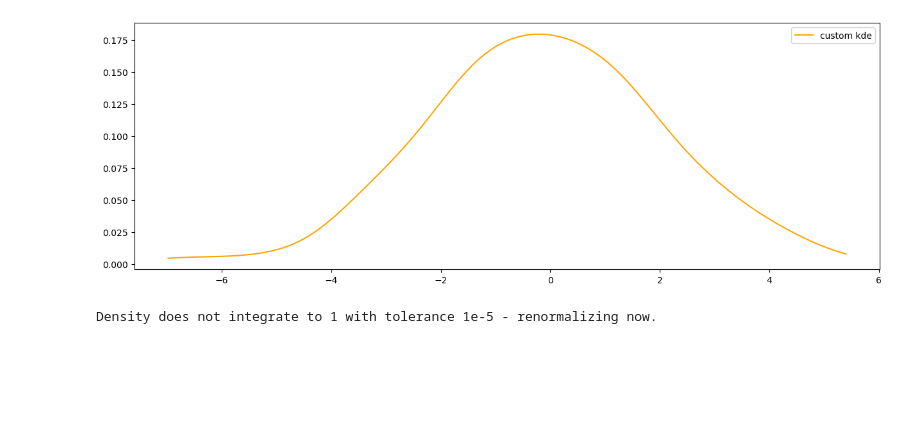
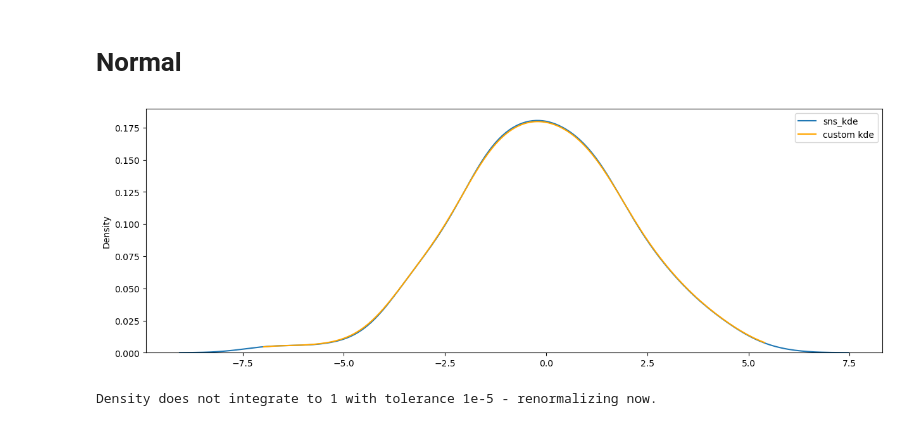
Before and after one commit to matheus-vizzotto/densities4risk, a Jupyter notebook: notebooks/09_assess_trransformation.ipynb, the cells around one changed output. Saved outputs shown, nothing was run; the diff lists cells and outputs as text; code cells hidden in the pictures; blank space fills up the shorter version.

```diff
--- a/notebooks/09_assess_trransformation.ipynb
+++ b/notebooks/09_assess_trransformation.ipynb
@@ -13,6 +15,8 @@ from src.transformations import (
                             dens2lqd,
                             lqd2dens
                             )
+# %% [markdown]
+# Normal
 # %%
 mu = 0
 sigma = 2
@@ -25,11 +29,11 @@ kde, density = fit_kde_model(normal_sample, params)
 # %%
 plt.figure(figsize=(15,5))
 
 # sns.histplot(normal_sample, kde=True)
-# sns.kdeplot(normal_sample, label="sns_kde")
+sns.kdeplot(normal_sample, label="sns_kde")
 sns.lineplot(x=kde.grid, y=density, color="orange", label="custom kde")
 
 plt.show()
 # %% [output]
-[figure, old version]
+[figure, new version]
 # %%
```
Also changed, not shown: parts of 22 cells of this notebook.
